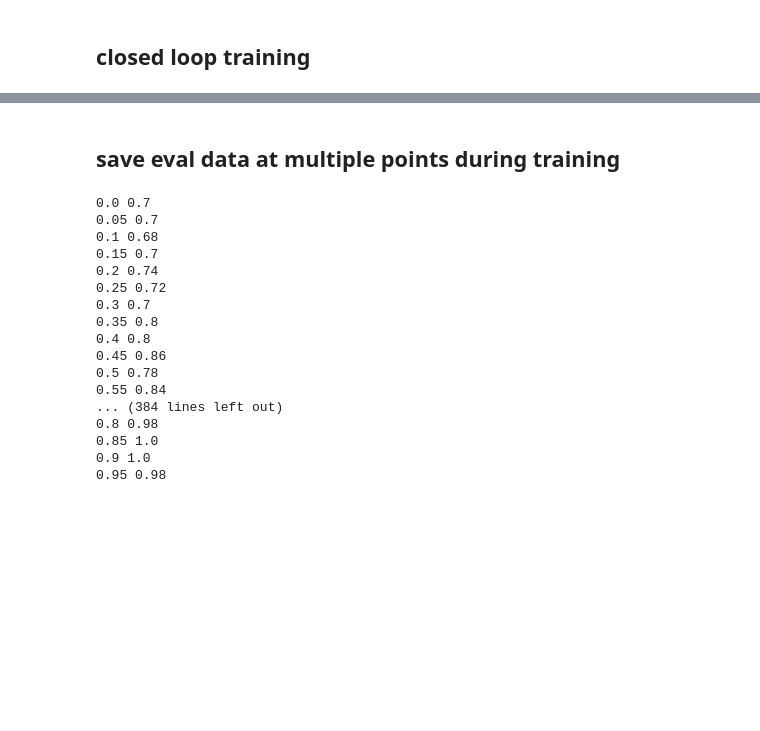
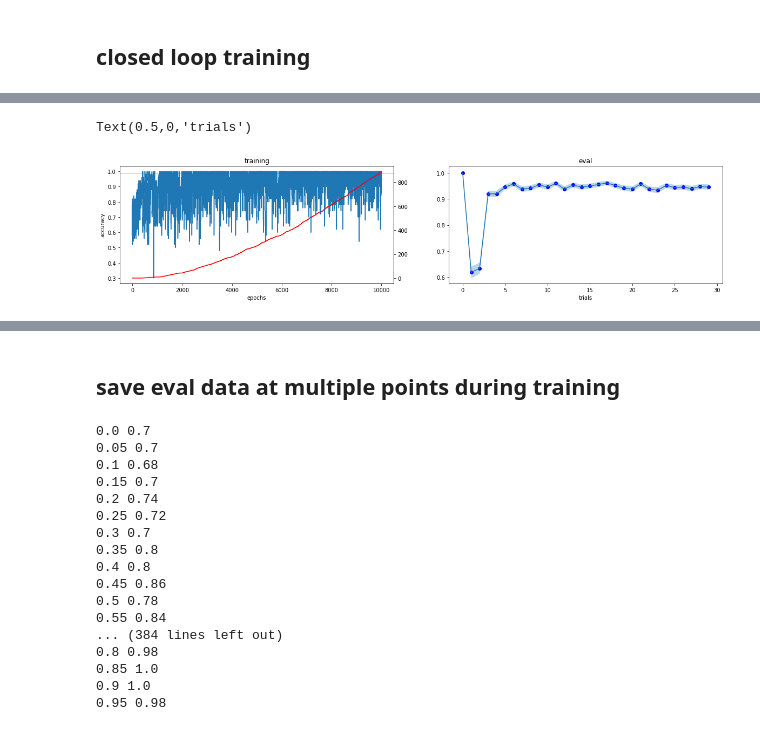
Before and after one commit to andrebeu/nback, a Jupyter notebook: nback.ipynb, the cells around one changed output, grey strips where cells are left out. Drawn from its saved outputs; the diff is of its cells as text; code cells hidden in the pictures; blank space fills up the shorter version.

```diff
--- a/nback.ipynb
+++ b/nback.ipynb
@@ -57,12 +50,25 @@ tr_acc,k_arr = trainer.train_close_loop(10000,thresh=.99)
 # %%
 fig,axarr=plt.subplots(1,2,figsize=(20,4))
 # train
 ax = axarr[0]
 ax.plot(tr_acc)
 ax.axhline(.99,c='r',lw=.5)
+ax.set_ylabel('accuracy')
 ax.twinx().plot(k_arr,c='r')
+ax.set_title('training')
+ax.set_xlabel('epochs')
+
 # eval
 ax = axarr[1]
 eval_acc = trainer.eval_loop(500,30,0)
-ax.plot(eval_acc.mean(0))
-plt.savefig('figures/lstm20-edim50-closed_loop_training')
+M = eval_acc.mean(0)
+S = eval_acc.std(0)/np.sqrt(500)
+ax.fill_between(range(len(M)),M+S,M-S,alpha=.3)
+ax.plot(M)
+ax.scatter(range(len(M)),M,c='blue')
+ax.set_title('eval')
+ax.set_xlabel('trials')
+# plt.savefig('figures/lstm20-edim50-shallow2+do-closed_loop_training')
+# %% [output]
+Text(0.5,0,'trials')
+[figure, added]
```
Also changed, not shown: parts of 15 cells of this notebook, 2 other files.
